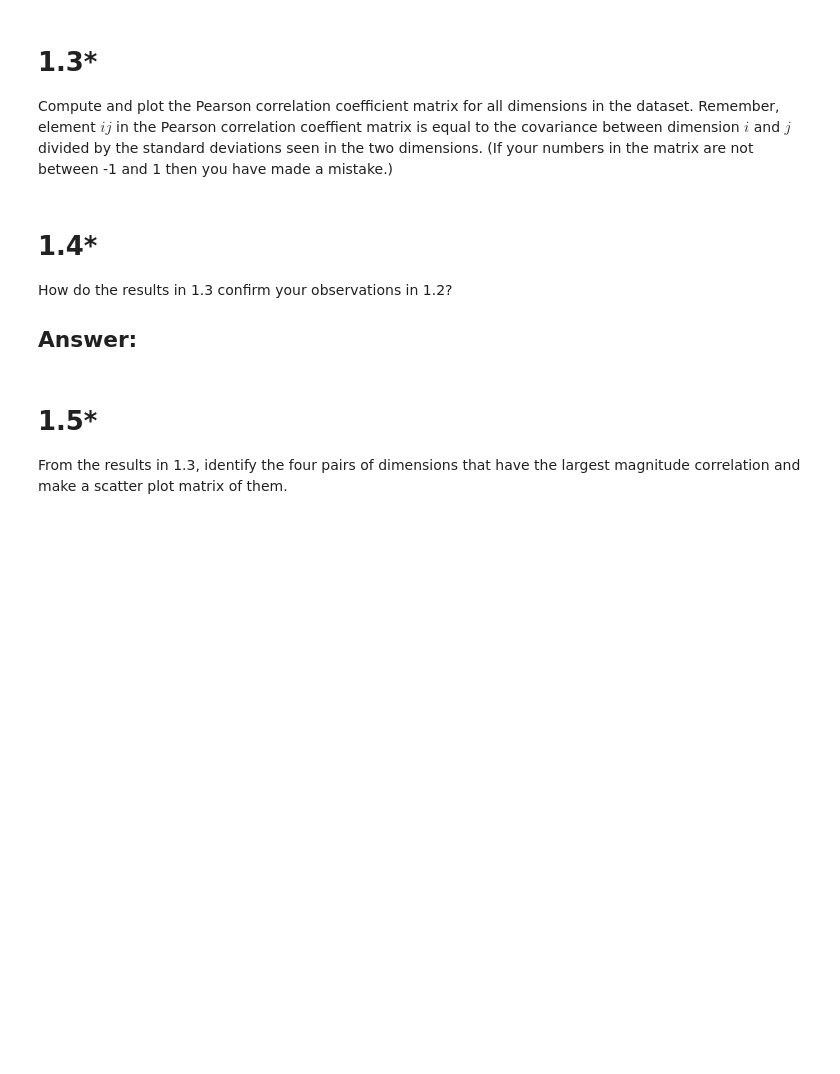
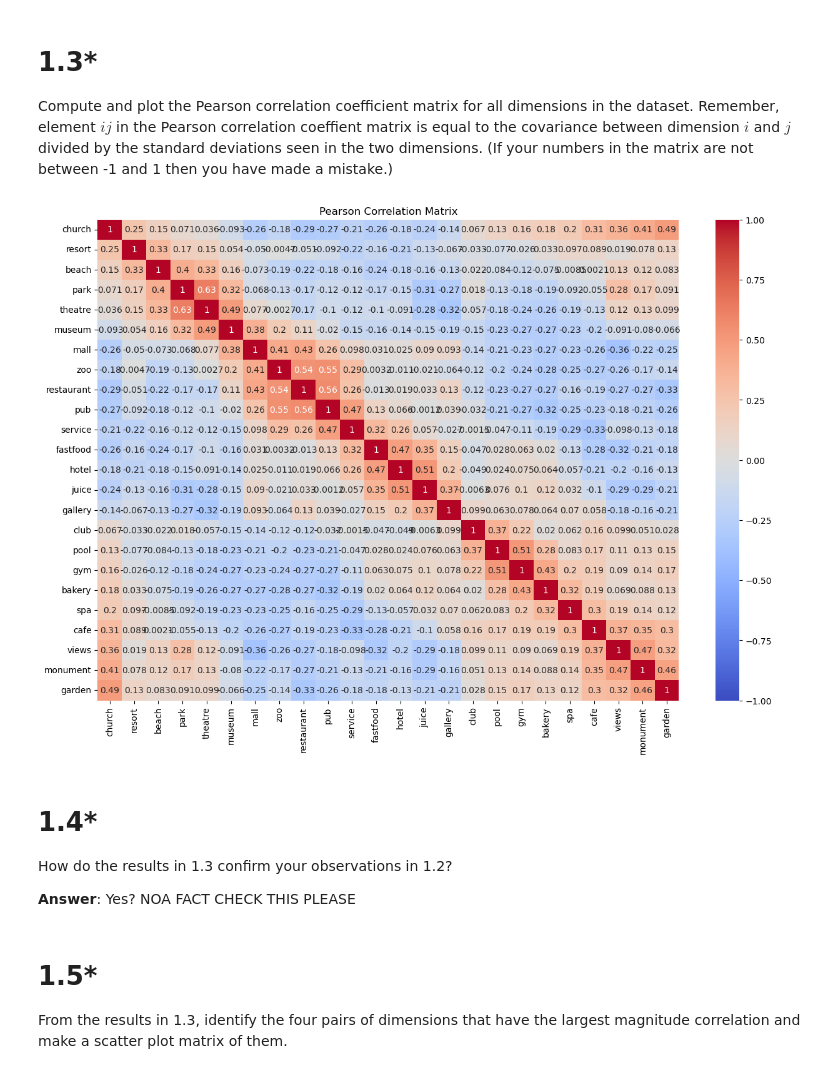
Before and after one commit to noa-bit/dm1590-labs, a Jupyter notebook: lab-4/DM1590_Lab4.ipynb, the cells around one changed output. Drawn from its saved outputs; the diff is of its cells as text; code cells hidden in the pictures; blank space fills up the shorter version.

```diff
--- a/lab-4/DM1590_Lab4.ipynb
+++ b/lab-4/DM1590_Lab4.ipynb
@@ -50,10 +46,21 @@ Compute and plot the Pearson correlation coefficient matrix for all dimensions i
+# %%
+# add your code below
+full_data = data.loc[:, :]
+
+corr_matrix = full_data.corr(method='pearson')
+
+plt.figure(figsize=(15,10))
+sns.heatmap(corr_matrix, annot=True, cmap='coolwarm', vmin=-1, vmax=1)
+plt.title("Pearson Correlation Matrix")
+plt.show()
+# %% [output]
+[figure, added]
 # %% [markdown]
 # 1.4*
 
 How do the results in 1.3 confirm your observations in 1.2?
 
-**Answer**:
--
+**Answer**: Yes? NOA FACT CHECK THIS PLEASE
 # %% [markdown]
 # 1.5*
 
```
Also changed, not shown: parts of 10 cells of this notebook.
